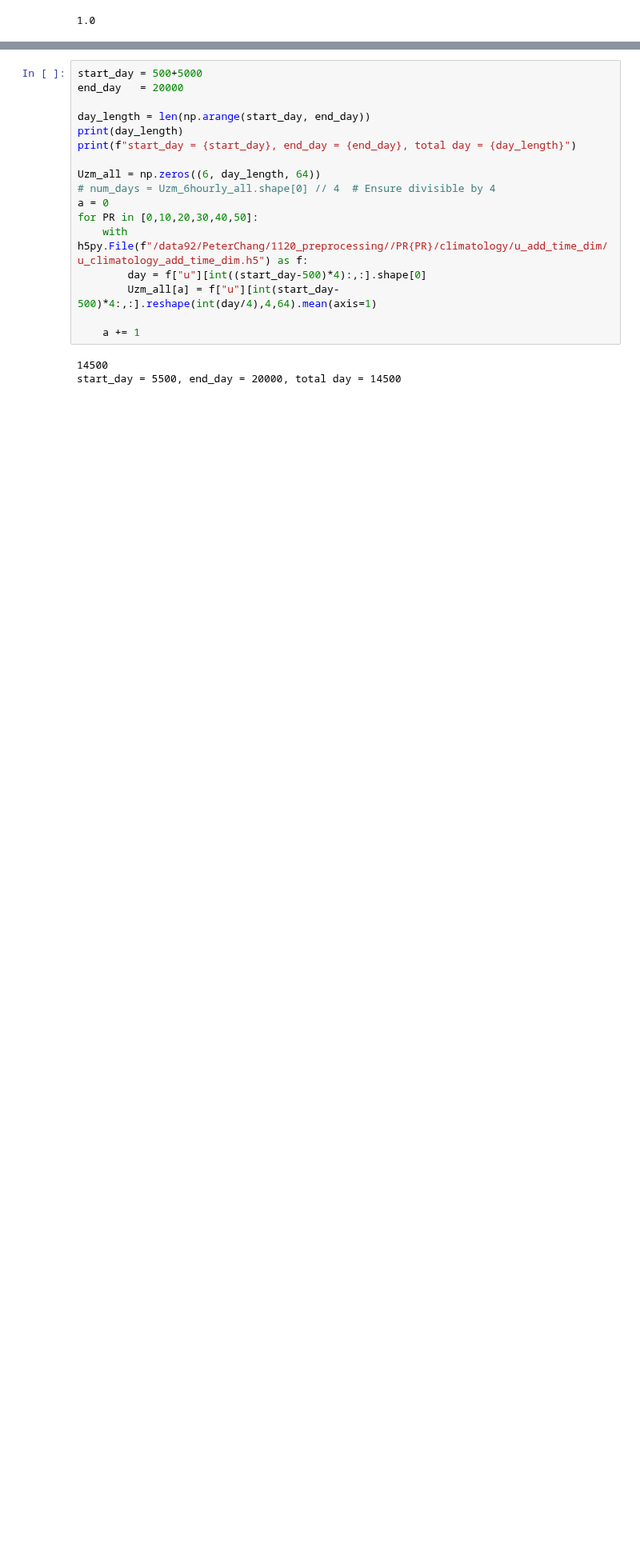
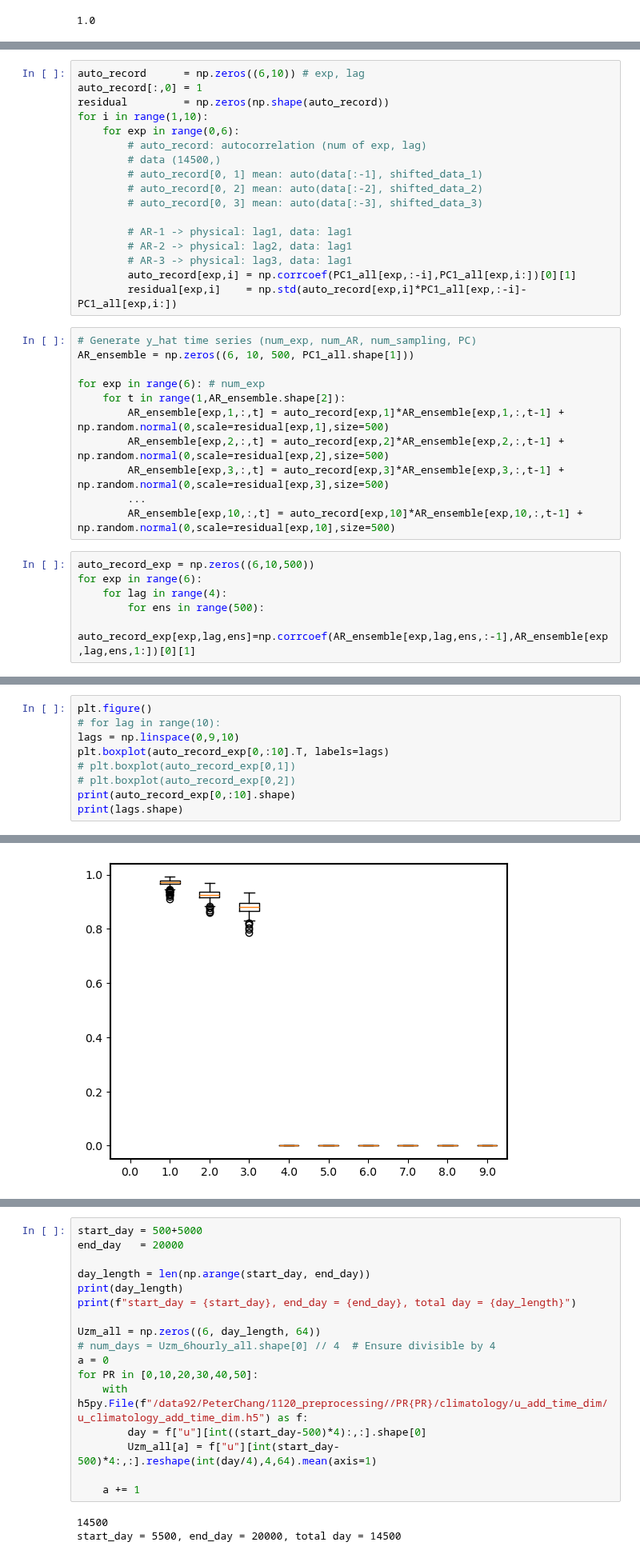
Before and after one commit to PeterChang1023/Moist_Dycore, a Jupyter notebook: IdealizeSpetral.jl/exp/HSt42/Moist_Dycore_Fig2_statistical_test_Cal.ipynb, the cells around one changed output, grey strips where cells are left out. Shown at 80% size. Drawn from its saved outputs; the diff is of its cells as text; blank space fills up the shorter version.

```diff
--- a/IdealizeSpetral.jl/exp/HSt42/Moist_Dycore_Fig2_statistical_test_Cal.ipynb
+++ b/IdealizeSpetral.jl/exp/HSt42/Moist_Dycore_Fig2_statistical_test_Cal.ipynb
@@ -167,0 +172,34 @@ autocorr_results_array[0,100]
+# %%
+auto_record      = np.zeros((6,10)) # exp, lag
+auto_record[:,0] = 1
+residual         = np.zeros(np.shape(auto_record))
+for i in range(1,10):
+    for exp in range(0,6):
+        # auto_record: autocorrelation (num of exp, lag)
+        # data (14500,)
+        # auto_record[0, 1] mean: auto(data[:-1], shifted_data_1)
+        # auto_record[0, 2] mean: auto(data[:-2], shifted_data_2)
+        # auto_record[0, 3] mean: auto(data[:-3], shifted_data_3)
+
+        # AR-1 -> physical: lag1, data: lag1
+        # AR-2 -> physical: lag2, data: lag1
+        # AR-3 -> physical: lag3, data: lag1
+        auto_record[exp,i] = np.corrcoef(PC1_all[exp,:-i],PC1_all[exp,i:])[0][1]
+        residual[exp,i]    = np.std(auto_record[exp,i]*PC1_all[exp,:-i]-PC1_all[exp,i:])
+# %%
+# Generate y_hat time series (num_exp, num_AR, num_sampling, PC)
+AR_ensemble = np.zeros((6, 10, 500, PC1_all.shape[1]))
+
+for exp in range(6): # num_exp
+    for t in range(1,AR_ensemble.shape[2]):
+        AR_ensemble[exp,1,:,t] = auto_record[exp,1]*AR_ensemble[exp,1,:,t-1] + np.random.normal(0,scale=residual[exp,1],size=500)
+        AR_ensemble[exp,2,:,t] = auto_record[exp,2]*AR_ensemble[exp,2,:,t-1] + np.random.normal(0,scale=residual[exp,2],size=500)
+        AR_ensemble[exp,3,:,t] = auto_record[exp,3]*AR_ensemble[exp,3,:,t-1] + np.random.normal(0,scale=residual[exp,3],size=500)
+        ...
+        AR_ensemble[exp,10,:,t] = auto_record[exp,10]*AR_ensemble[exp,10,:,t-1] + np.random.normal(0,scale=residual[exp,10],size=500)
+# %%
+auto_record_exp = np.zeros((6,10,500))
+for exp in range(6):
+    for lag in range(4):
+        for ens in range(500):
+            auto_record_exp[exp,lag,ens]=np.corrcoef(AR_ensemble[exp,lag,ens,:-1],AR_ensemble[exp,lag,ens,1:])[0][1]
@@ -167,0 +210,10 @@ autocorr_results_array[0,100]
+# %%
+plt.figure()
+# for lag in range(10):
+lags = np.linspace(0,9,10)
+plt.boxplot(auto_record_exp[0,:10].T, labels=lags)
+# plt.boxplot(auto_record_exp[0,1])
+# plt.boxplot(auto_record_exp[0,2])
+print(auto_record_exp[0,:10].shape)
+print(lags.shape)
+# %% [output]
@@ -168,3 +222,4 @@ autocorr_results_array[0,100]
+[figure, added]
 # %%
 AR_all = np.zeros((6,100))
 for i in range(6):
```
Also changed, not shown: parts of 22 cells of this notebook.
